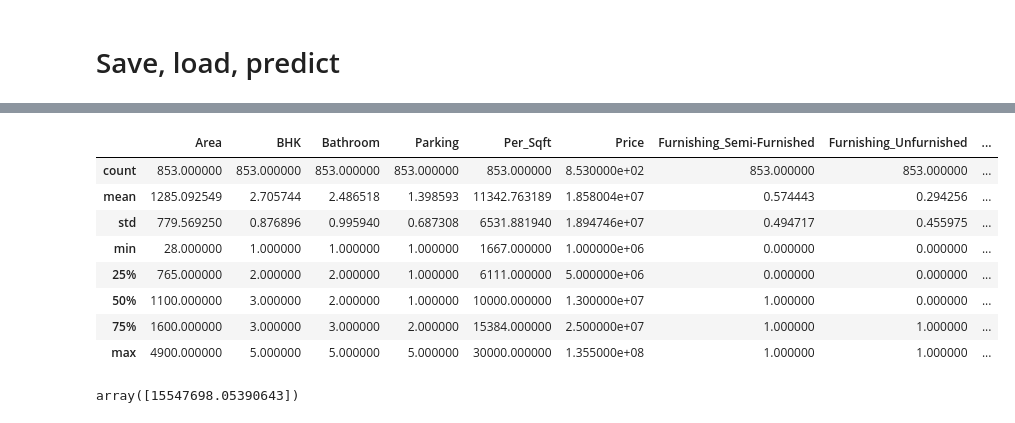
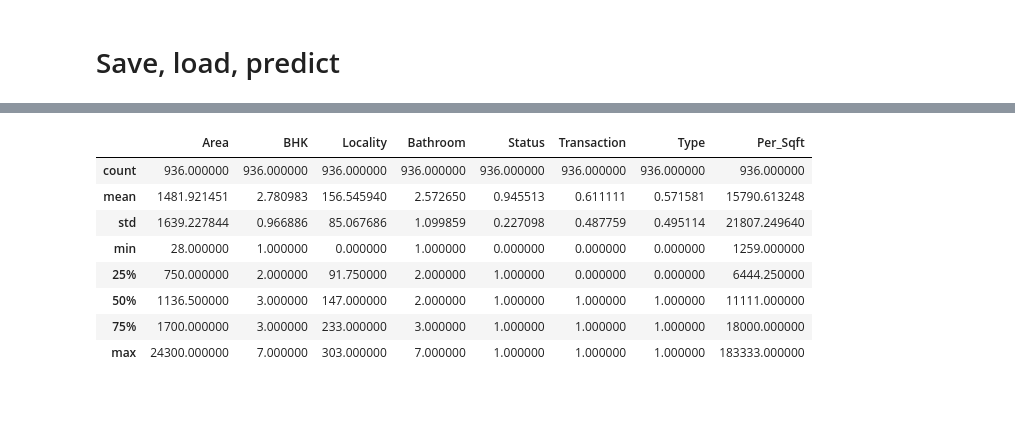
Before and after one commit to JaiswalFelipe/Optimization-Project, a Jupyter notebook: OptimizationP3.ipynb, the cells around one changed output, grey strips where cells are left out. Drawn from its saved outputs; the diff is of its cells as text; code cells hidden in the pictures.

Commit message:
Evaluation metrics doubts, added samples for prediction

```diff
--- a/OptimizationP3.ipynb
+++ b/OptimizationP3.ipynb
@@ -142,6 +134,2 @@ delhi_data.shape
 # %% [markdown]
 ##### Encode categorical variables
-# %%
-#
-delhi_data = pd.get_dummies(delhi_data, drop_first=True)
-delhi_data.describe(include='all')
@@ -178,0 +136,11 @@ delhi_data[selected_features]
+# %%
+from sklearn.preprocessing import LabelEncoder
+
+encoder = LabelEncoder()
+
+delhi_data["Furnishing"] = encoder.fit_transform(delhi_data["Furnishing"].astype('str'))
+delhi_data["Locality"] = encoder.fit_transform(delhi_data["Locality"].astype('str'))
+delhi_data["Status"] = encoder.fit_transform(delhi_data["Status"])
+delhi_data["Transaction"] = encoder.fit_transform(delhi_data["Transaction"])
+delhi_data["Type"] = encoder.fit_transform(delhi_data["Type"].astype('str'))
+delhi_data.head()
@@ -178,0 +154,3 @@ delhi_data[selected_features]
+# %%
+delhi_data = delhi_data.drop_duplicates()
+delhi_data.shape
@@ -178,0 +167,7 @@ delhi_data[selected_features]
+# %%
+# Furnishing and parking have very low correlation to price
+# We know that location matters so we hold locality
+selected_features = ['Area', 'BHK','Locality', 'Bathroom',
+                     'Status', 'Transaction', 'Type', 'Per_Sqft']
+
+delhi_data[selected_features].head()
@@ -320,13 +315,13 @@ pickle.dump(pipeline, open("savedmodel.sav", 'wb'))
 # %%
-delhi_data.describe(include='all')
+delhi_data[selected_features].describe(include='all')
 # %% [output]
-|  | Area | BHK | Bathroom | Parking | Per_Sqft | Price | Furnishing_Semi-Furnished | Furnishing_Unfurnished | ... |
-| count | 853.000000 | 853.000000 | 853.000000 | 853.000000 | 853.000000 | 8.530000e+02 | 853.000000 | 853.000000 | ... |
-| mean | 1285.092549 | 2.705744 | 2.486518 | 1.398593 | 11342.763189 | 1.858004e+07 | 0.574443 | 0.294256 | ... |
-| std | 779.569250 | 0.876896 | 0.995940 | 0.687308 | 6531.881940 | 1.894746e+07 | 0.494717 | 0.455975 | ... |
-| min | 28.000000 | 1.000000 | 1.000000 | 1.000000 | 1667.000000 | 1.000000e+06 | 0.000000 | 0.000000 | ... |
-| 25% | 765.000000 | 2.000000 | 2.000000 | 1.000000 | 6111.000000 | 5.000000e+06 | 0.000000 | 0.000000 | ... |
-| 50% | 1100.000000 | 3.000000 | 2.000000 | 1.000000 | 10000.000000 | 1.300000e+07 | 1.000000 | 0.000000 | ... |
-| 75% | 1600.000000 | 3.000000 | 3.000000 | 2.000000 | 15384.000000 | 2.500000e+07 | 1.000000 | 1.000000 | ... |
-| max | 4900.000000 | 5.000000 | 5.000000 | 5.000000 | 30000.000000 | 1.355000e+08 | 1.000000 | 1.000000 | ... |
+|  | Area | BHK | Locality | Bathroom | Status | Transaction | Type | Per_Sqft |
+| count | 936.000000 | 936.000000 | 936.000000 | 936.000000 | 936.000000 | 936.000000 | 936.000000 | 936.000000 |
+| mean | 1481.921451 | 2.780983 | 156.545940 | 2.572650 | 0.945513 | 0.611111 | 0.571581 | 15790.613248 |
+| std | 1639.227844 | 0.966886 | 85.067686 | 1.099859 | 0.227098 | 0.487759 | 0.495114 | 21807.249640 |
+| min | 28.000000 | 1.000000 | 0.000000 | 1.000000 | 0.000000 | 0.000000 | 0.000000 | 1259.000000 |
+| 25% | 750.000000 | 2.000000 | 91.750000 | 2.000000 | 1.000000 | 0.000000 | 0.000000 | 6444.250000 |
+| 50% | 1136.500000 | 3.000000 | 147.000000 | 2.000000 | 1.000000 | 1.000000 | 1.000000 | 11111.000000 |
+| 75% | 1700.000000 | 3.000000 | 233.000000 | 3.000000 | 1.000000 | 1.000000 | 1.000000 | 18000.000000 |
+| max | 24300.000000 | 7.000000 | 303.000000 | 7.000000 | 1.000000 | 1.000000 | 1.000000 | 183333.000000 |
 # %%
@@ -337,11 +332,2 @@ sample_data = {'Area': [1300], 'BHK': [2], 'Bathroom': [2],
 
 test_sample = pd.DataFrame(data = sample_data)
-# %%
-# some time later...
-# load the model from disk
-saved_model = pickle.load(open("savedmodel.sav", 'rb'))
-pred = saved_model.predict(test_sample)
-
-pred
-# %% [output]
-array([15547698.05390643])
```
Also changed, not shown: parts of 43 cells of this notebook.
